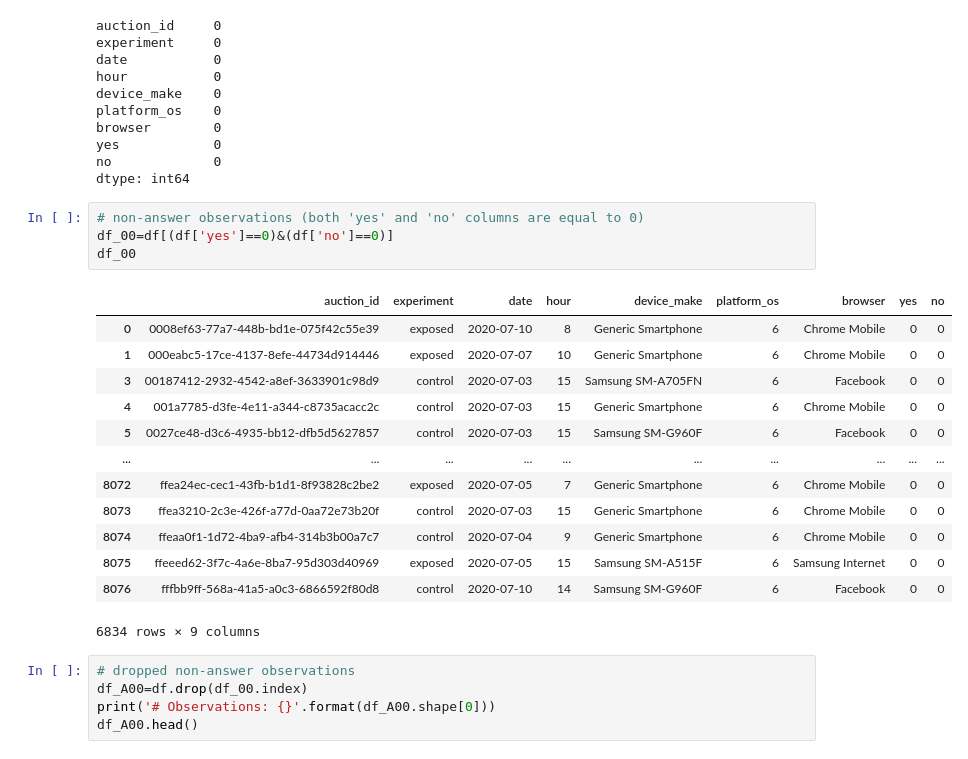
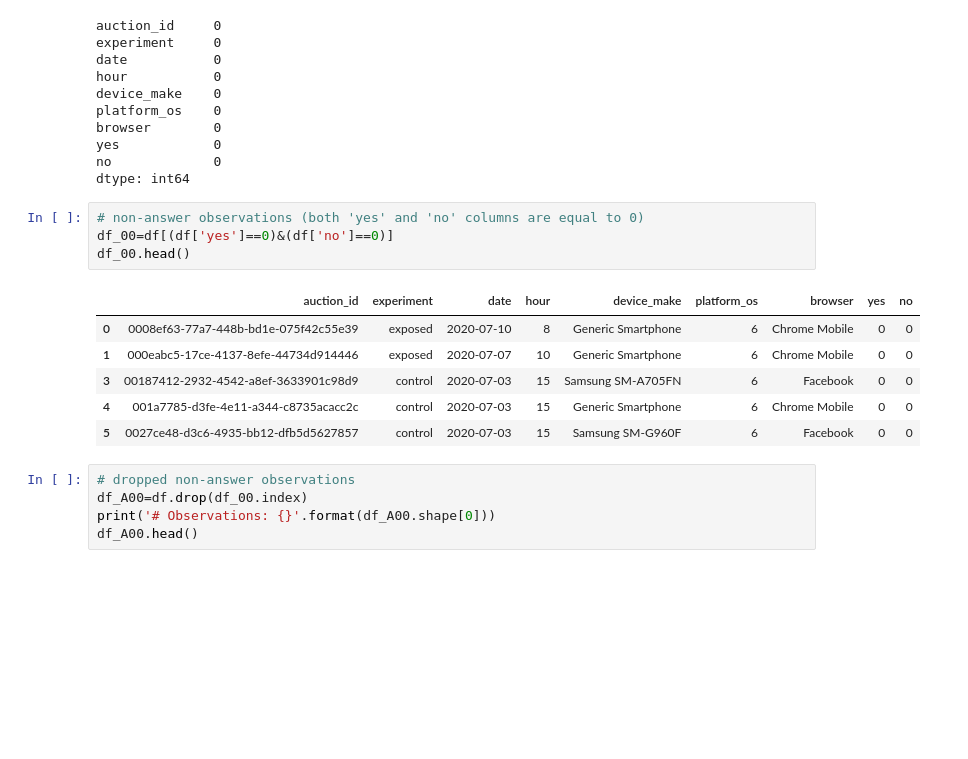
Before and after one commit to ArifAygun/Magnimind-Capstone-Projects, a Jupyter notebook: Capstone_Project(1).ipynb, the cells around one changed output. Cells and saved outputs as stored; diff of their text form; blank space fills up the shorter version.

```diff
--- a/Capstone_Project(1).ipynb
+++ b/Capstone_Project(1).ipynb
@@ -52,21 +71,14 @@ dtype: int64
 # %%
 # non-answer observations (both 'yes' and 'no' columns are equal to 0)
 df_00=df[(df['yes']==0)&(df['no']==0)]
-df_00
+df_00.head()
 # %% [output]
 |  | auction_id | experiment | date | hour | device_make | platform_os | browser | yes | no |
 | 0 | 0008ef63-77a7-448b-bd1e-075f42c55e39 | exposed | 2020-07-10 | 8 | Generic Smartphone | 6 | Chrome Mobile | 0 | 0 |
 | 1 | 000eabc5-17ce-4137-8efe-44734d914446 | exposed | 2020-07-07 | 10 | Generic Smartphone | 6 | Chrome Mobile | 0 | 0 |
 | 3 | 00187412-2932-4542-a8ef-3633901c98d9 | control | 2020-07-03 | 15 | Samsung SM-A705FN | 6 | Facebook | 0 | 0 |
 | 4 | 001a7785-d3fe-4e11-a344-c8735acacc2c | control | 2020-07-03 | 15 | Generic Smartphone | 6 | Chrome Mobile | 0 | 0 |
 | 5 | 0027ce48-d3c6-4935-bb12-dfb5d5627857 | control | 2020-07-03 | 15 | Samsung SM-G960F | 6 | Facebook | 0 | 0 |
-| ... | ... | ... | ... | ... | ... | ... | ... | ... | ... |
-| 8072 | ffea24ec-cec1-43fb-b1d1-8f93828c2be2 | exposed | 2020-07-05 | 7 | Generic Smartphone | 6 | Chrome Mobile | 0 | 0 |
-| 8073 | ffea3210-2c3e-426f-a77d-0aa72e73b20f | control | 2020-07-03 | 15 | Generic Smartphone | 6 | Chrome Mobile | 0 | 0 |
-| 8074 | ffeaa0f1-1d72-4ba9-afb4-314b3b00a7c7 | control | 2020-07-04 | 9 | Generic Smartphone | 6 | Chrome Mobile | 0 | 0 |
-| 8075 | ffeeed62-3f7c-4a6e-8ba7-95d303d40969 | exposed | 2020-07-05 | 15 | Samsung SM-A515F | 6 | Samsung Internet | 0 | 0 |
-| 8076 | fffbb9ff-568a-41a5-a0c3-6866592f80d8 | control | 2020-07-10 | 14 | Samsung SM-G960F | 6 | Facebook | 0 | 0 |
-6834 rows × 9 columns
 # %%
 # dropped non-answer observations
 df_A00=df.drop(df_00.index)
```
Also changed, not shown: parts of 16 cells of this notebook.
